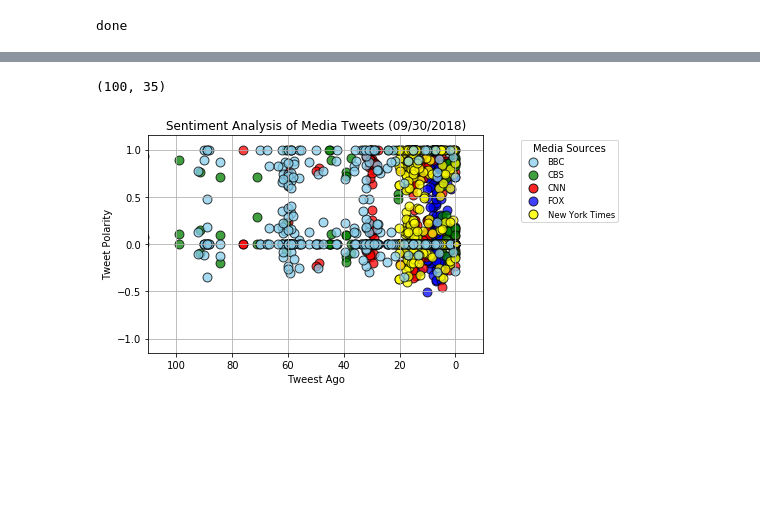
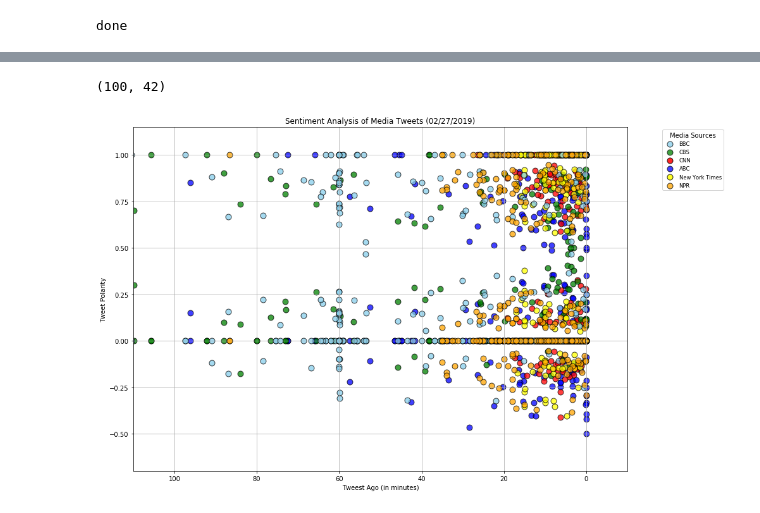
Before and after one commit to clafrance/news-sentiment-analysis, a Jupyter notebook: news_mood.ipynb, the cells around one changed output, grey strips where cells are left out. Drawn from its saved outputs; the diff is of its cells as text; code cells hidden in the pictures; blank space fills up the shorter version.

```diff
--- a/news_mood.ipynb
+++ b/news_mood.ipynb
@@ -27,7 +27,8 @@ api = tweepy.API(auth, parser=tweepy.parsers.JSONParser())
 # %%
 date = datetime.strftime(datetime.now(), "%m/%d/%Y")
 # %%
-target_users = ("FoxNews", "CNN", "CBS", "nytimes", "BBC")
+target_users = ("abcnews", "CNN", "CBS", "nytimes", "BBC", "NPR")
+# target_users = ("FoxNews", "CNN", "CBS", "nytimes", "BBC")
 
 sentiments = {}
 
@@ -118,35 +100,42 @@ sentiments_df.head()
 # %%
 sentiments_df.shape
 # %% [output]
-(100, 35)
+(100, 42)
 # %%
 # Plot the sentimental Analysis
+plt.figure(figsize=(14,10))
 
 plt.xlim(110, -10)
-plt.ylim(-1.15, 1.15)
+plt.ylim(-0.7, 1.15)
 plt.grid(True)
 
 plt.title(f"Sentiment Analysis of Media Tweets ({date})")
-plt.xlabel("Tweest Ago")
+plt.xlabel("Tweest Ago (in minutes)")
 plt.ylabel("Tweet Polarity")
 
-target_users_with_colors = {"FoxNews": "blue", "CNN": "red", "CBS": "green", "nytimes": "yellow", "BBC": "skyblue"}
+target_users_with_colors = {"abcnews": "blue", "CNN": "red", "CBS": "green", "nytimes": "yellow", "BBC": "skyblue", "NPR": "orange"}
 
 for key, value in target_users_with_colors.items():
     plt.scatter(sentiments[f"tweet_ago_{key}"], sentiments[f"pos_{key}"], facecolors=value, edgecolors="black",
             s=80, alpha=0.75, label=f"{key}")
     plt.scatter(sentiments[f"tweet_ago_{key}"], sentiments[f"neg_{key}"], facecolors=value, edgecolors="black",
             s=80, alpha=0.75, label=f"{key}")
     plt.scatter(sentiments[f"tweet_ago_{key}"], sentiments[f"neu_{key}"], facecolors=value, edgecolors="black",
             s=80, alpha=0.75, label=f"{key}")
 
 # Create dummy objects for legend
 h1 = plt.scatter([-0.1], [0], marker="o", facecolors="skyblue", edgecolors="black", alpha=0.75, label="BBC")
 h2 = plt.scatter([-0.1], [0], marker="o", facecolors="green", edgecolors="black", alpha=0.75, label="CBS")
 h3 = plt.scatter([-0.1], [0], marker="o", facecolors="red", edgecolors="black", alpha=0.85, label="CNN")
-h4 = plt.scatter([-0.1], [0], marker="o", facecolors="blue", edgecolors="black", alpha=0.75, label="FOX")
+h4 = plt.scatter([-0.1], [0], marker="o", facecolors="blue", edgecolors="black", alpha=0.75, label="ABC")
 h5 = plt.scatter([-0.1], [0], marker="o", facecolors="yellow", edgecolors="black", alpha=0.85, label="New York Times")
+h6 = plt.scatter([-0.1], [0], marker="o", facecolors="orange", edgecolors="black", alpha=0.75, label="NPR")
+
 # Set legend
-legend = plt.legend(handles=[h1, h2, h3, h4, h5], markerscale=1.5, title="Media Sources", bbox_to_anchor=(1.1, 1), fontsize='small', fancybox=True)
+legend = plt.legend(handles=[h1, h2, h3, h4, h5, h6], markerscale=1.5, title="Media Sources", bbox_to_anchor=(1.2, 1), fontsize='small', fancybox=True)
+
+# Save plot to file
+filename = "sentiment_analysis.png"
+plt.savefig(filename, bbox_inches='tight')
 # %% [output]
-[figure, old version]
+[figure, new version]
```
Also changed, not shown: parts of 8 cells of this notebook, 4 other files.
